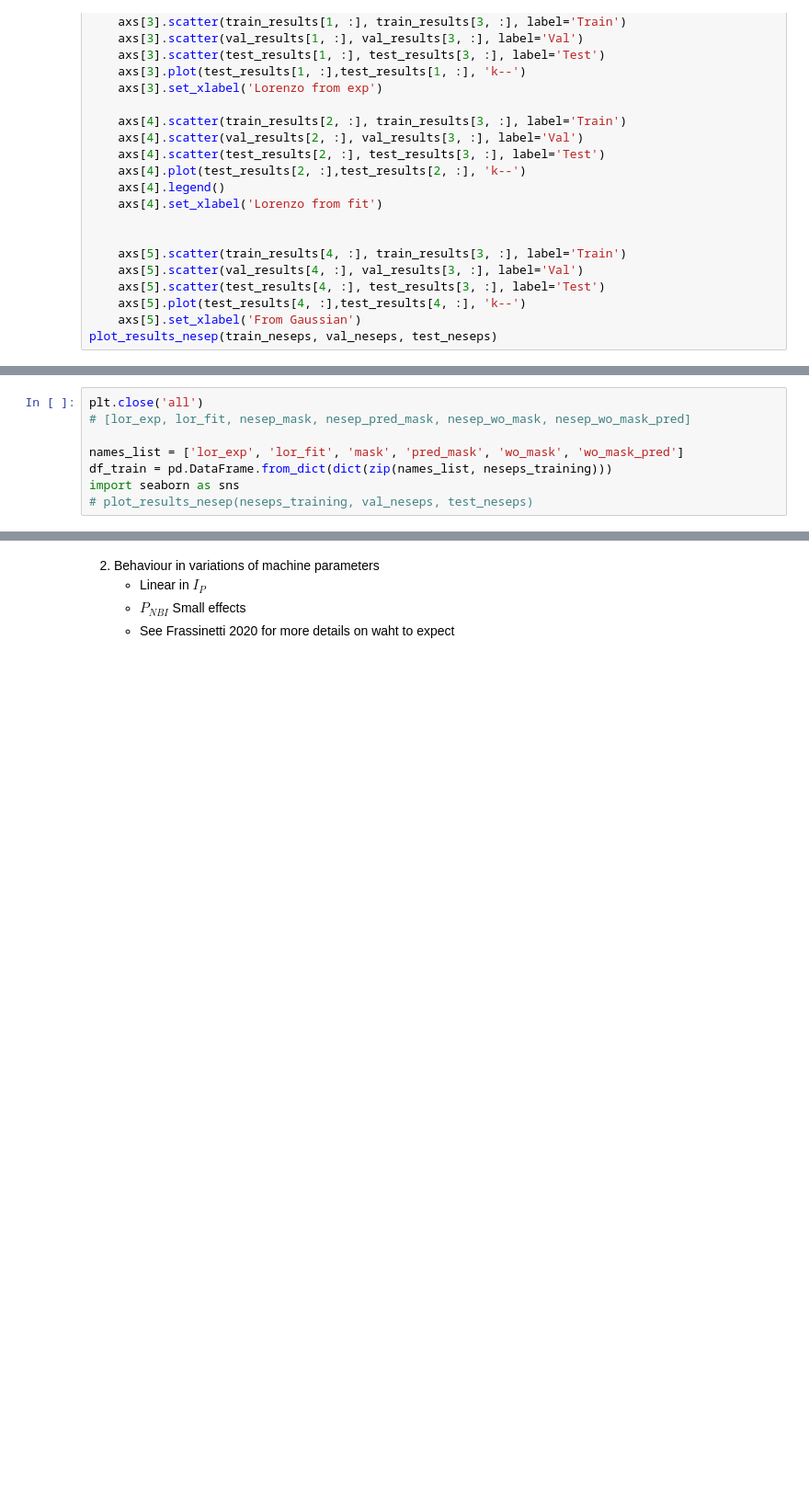
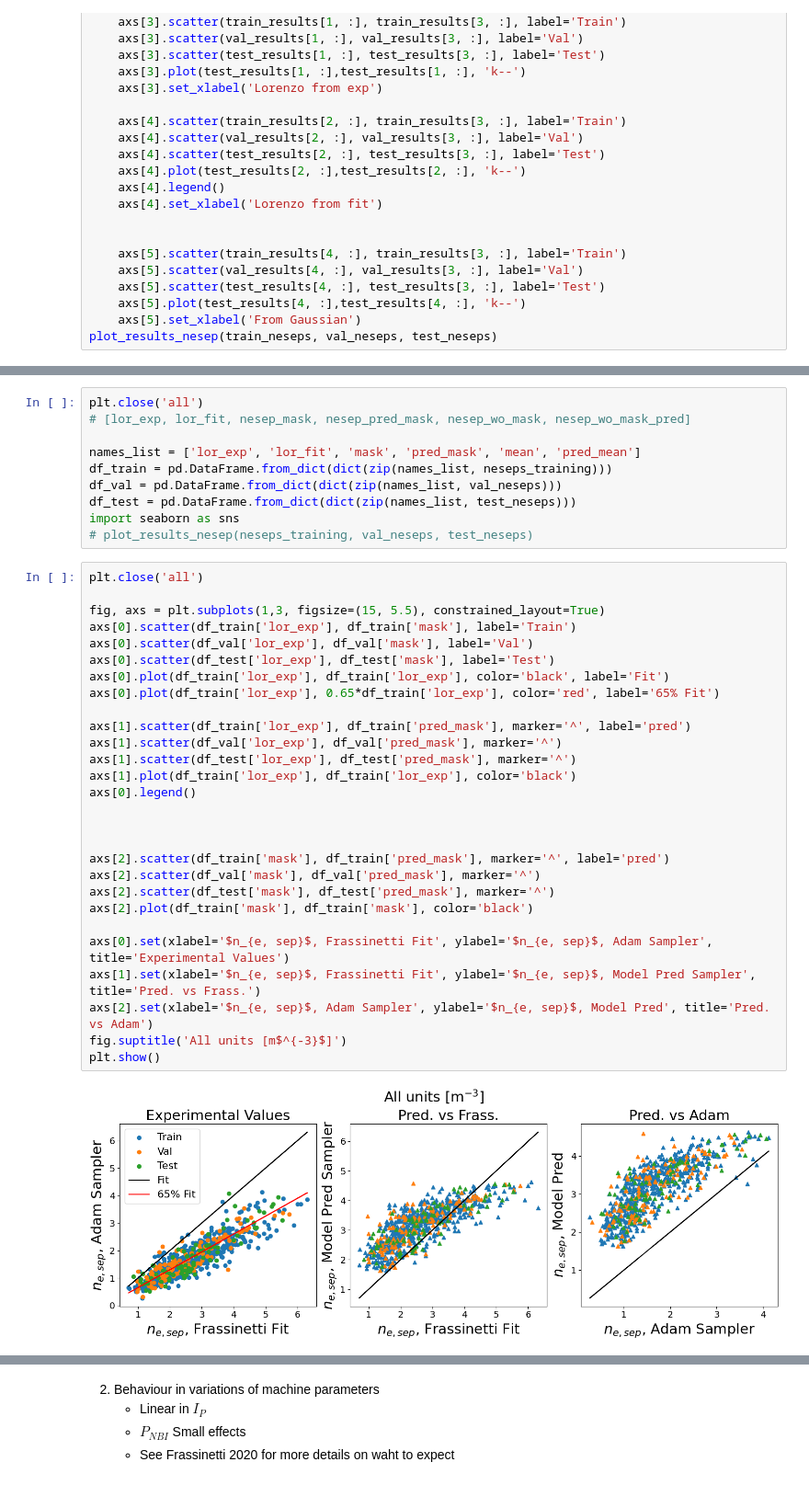
Before and after one commit to fusionby2030/moxie, a Jupyter notebook: experiments/Paper_Docs/General_Figures.ipynb, the cells around one changed output, grey strips where cells are left out. Shown at 92% size. Saved outputs shown, nothing was run; the diff lists cells and outputs as text; blank space fills up the shorter version.

```diff
--- a/experiments/Paper_Docs/General_Figures.ipynb
+++ b/experiments/Paper_Docs/General_Figures.ipynb
@@ -592,8 +647,40 @@ with warnings.catch_warnings():
 plt.close('all')
 # [lor_exp, lor_fit, nesep_mask, nesep_pred_mask, nesep_wo_mask, nesep_wo_mask_pred]
 
-names_list = ['lor_exp', 'lor_fit', 'mask', 'pred_mask', 'wo_mask', 'wo_mask_pred']
+names_list = ['lor_exp', 'lor_fit', 'mask', 'pred_mask', 'mean', 'pred_mean']
 df_train = pd.DataFrame.from_dict(dict(zip(names_list, neseps_training)))
+df_val = pd.DataFrame.from_dict(dict(zip(names_list, val_neseps)))
+df_test = pd.DataFrame.from_dict(dict(zip(names_list, test_neseps)))
 import seaborn as sns
 # plot_results_nesep(neseps_training, val_neseps, test_neseps)
+# %%
+plt.close('all')
+
+fig, axs = plt.subplots(1,3, figsize=(15, 5.5), constrained_layout=True)
+axs[0].scatter(df_train['lor_exp'], df_train['mask'], label='Train')
+axs[0].scatter(df_val['lor_exp'], df_val['mask'], label='Val')
+axs[0].scatter(df_test['lor_exp'], df_test['mask'], label='Test')
+axs[0].plot(df_train['lor_exp'], df_train['lor_exp'], color='black', label='Fit')
+axs[0].plot(df_train['lor_exp'], 0.65*df_train['lor_exp'], color='red', label='65% Fit')
+
+axs[1].scatter(df_train['lor_exp'], df_train['pred_mask'], marker='^', label='pred')
+axs[1].scatter(df_val['lor_exp'], df_val['pred_mask'], marker='^')
+axs[1].scatter(df_test['lor_exp'], df_test['pred_mask'], marker='^')
+axs[1].plot(df_train['lor_exp'], df_train['lor_exp'], color='black')
+axs[0].legend()
+
+
+
+axs[2].scatter(df_train['mask'], df_train['pred_mask'], marker='^', label='pred')
+axs[2].scatter(df_val['mask'], df_val['pred_mask'], marker='^')
+axs[2].scatter(df_test['mask'], df_test['pred_mask'], marker='^')
+axs[2].plot(df_train['mask'], df_train['mask'], color='black')
+
+axs[0].set(xlabel='$n_{e, sep}$, Frassinetti Fit', ylabel='$n_{e, sep}$, Adam Sampler', title='Experimental Values')
+axs[1].set(xlabel='$n_{e, sep}$, Frassinetti Fit', ylabel='$n_{e, sep}$, Model Pred Sampler', title='Pred. vs Frass.')
+axs[2].set(xlabel='$n_{e, sep}$, Adam Sampler', ylabel='$n_{e, sep}$, Model Pred', title='Pred. vs Adam')
+fig.suptitle('All units [m$^{-3}$]')
+plt.show()
+# %% [output]
+[figure, added]
 # %%
```
Also changed, not shown: parts of 11 cells of this notebook, 8 other files.
